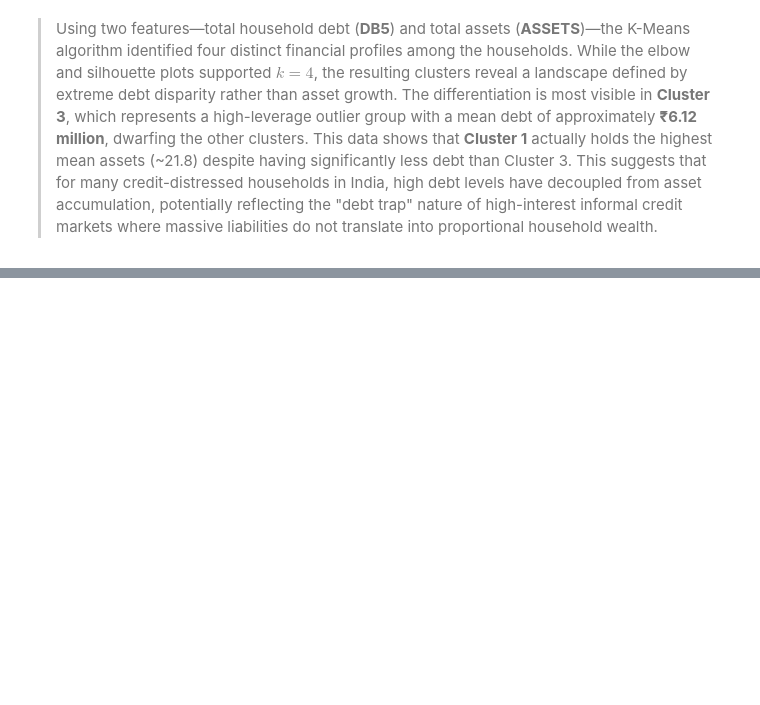
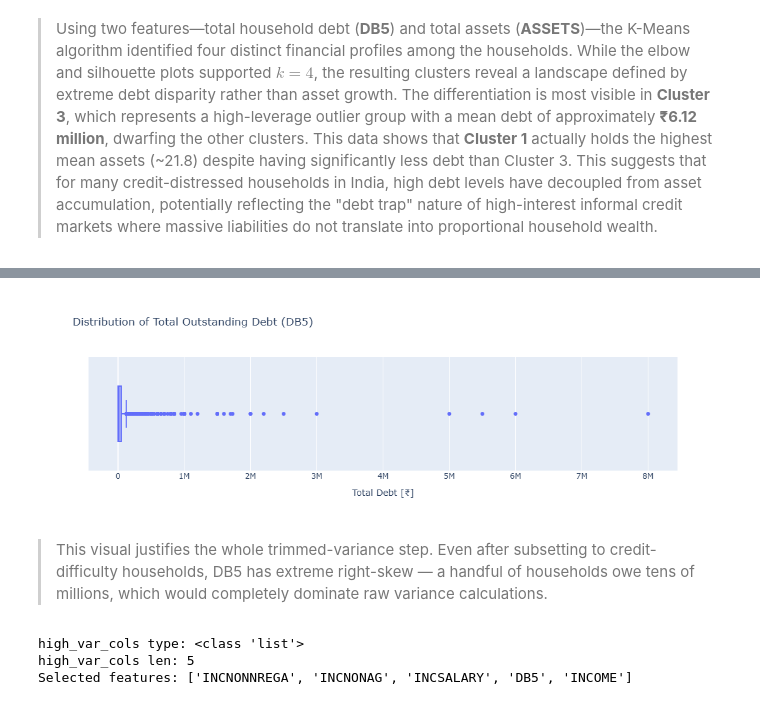
Before and after one commit to AJ-MH/Data-Science-Machine-Learning, a Jupyter notebook: indian-household-segmentation/indian_household_segmentation.ipynb, the cells around one changed output, grey strips where cells are left out. Cells and saved outputs as stored; diff of their text form; code cells hidden in the pictures; blank space fills up the shorter version.

```diff
--- a/indian-household-segmentation/indian_household_segmentation.ipynb
+++ b/indian-household-segmentation/indian_household_segmentation.ipynb
@@ -610,0 +628,29 @@ Mean values per cluster:
+# %%
+def wrangle(filepath):
+    """Load IHDS-II household data, clean numerics, return credit-difficulty
+    households with ASSETS under 2 million (removes ultra-wealthy outliers
+    that distort variance-based feature selection)."""
+
+    df = pd.read_csv(filepath, sep="\t", low_memory=False)
+
+    # Numeric conversion for all modelling columns
+    numeric_cols = ["MHEADAGE", "ASSETS", "DB5", "COPC", "HHEDUC",
+                    "INCOME", "NPERSONS"]
+    for col in numeric_cols:
+        df[col] = pd.to_numeric(df[col], errors="coerce")
+
+    # Rebuild CREDIT_DIFFICULTY flag (same as Sections 1 & 2)
+    db8_cols = ["DB8A", "DB8B", "DB8C", "DB8D", "DB8E", "DB8F"]
+    for col in db8_cols:
+        df[col] = pd.to_numeric(df[col], errors="coerce")
+    df["CREDIT_DIFFICULTY"] = df[db8_cols].eq(2).any(axis=1).astype(int)
+
+    # Filter: credit-difficulty only + asset cap to remove ultra-wealthy outliers
+    mask = (df["CREDIT_DIFFICULTY"] == 1) & (df["ASSETS"] < 2_000_000)
+    df = df[mask].copy()
+
+    print("wrangle complete — df shape:", df.shape)
+    return df
+
+df = wrangle("data/IHDS_II_household.tsv")
+df.head()
@@ -610,0 +727,22 @@ Mean values per cluster:
+# %%
+fig = px.box(
+    data_frame=df,
+    x="DB5",
+    title="Distribution of Total Outstanding Debt (DB5)"
+)
+fig.update_layout(xaxis_title="Total Debt [₹]")
+fig.show()
+# %% [output]
+[figure, added]
+# %% [markdown]
+> This visual justifies the whole trimmed-variance step. Even after subsetting to credit-difficulty households, DB5 has extreme right-skew — a handful of households owe tens of millions, which would completely dominate raw variance calculations.
+# %%
+high_var_cols = top_ten_trim_var.tail(5).index.to_list()
+
+print("high_var_cols type:", type(high_var_cols))
+print("high_var_cols len:", len(high_var_cols))
+print("Selected features:", high_var_cols)
+# %% [output]
+high_var_cols type: <class 'list'>
+high_var_cols len: 5
+Selected features: ['INCNONNREGA', 'INCNONAG', 'INCSALARY', 'DB5', 'INCOME']
```
Also changed, not shown: parts of 17 cells of this notebook.
